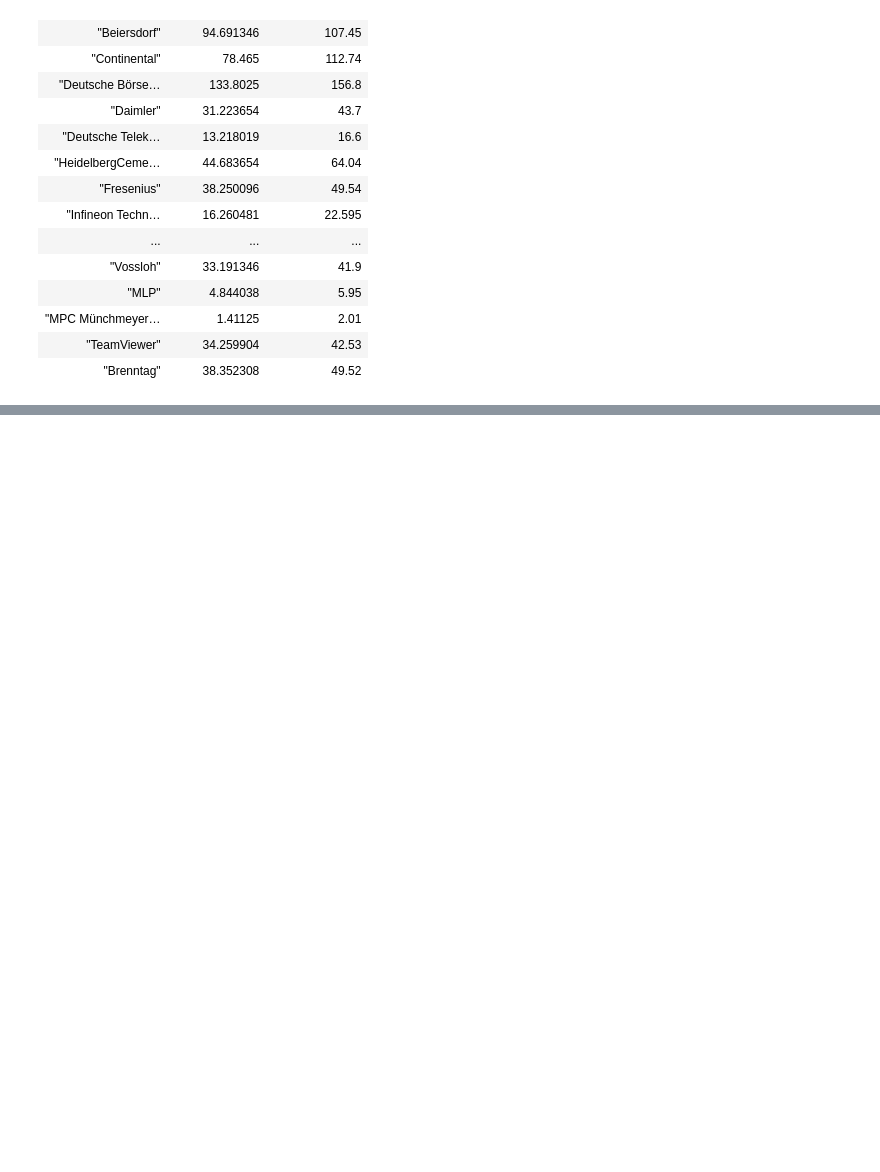
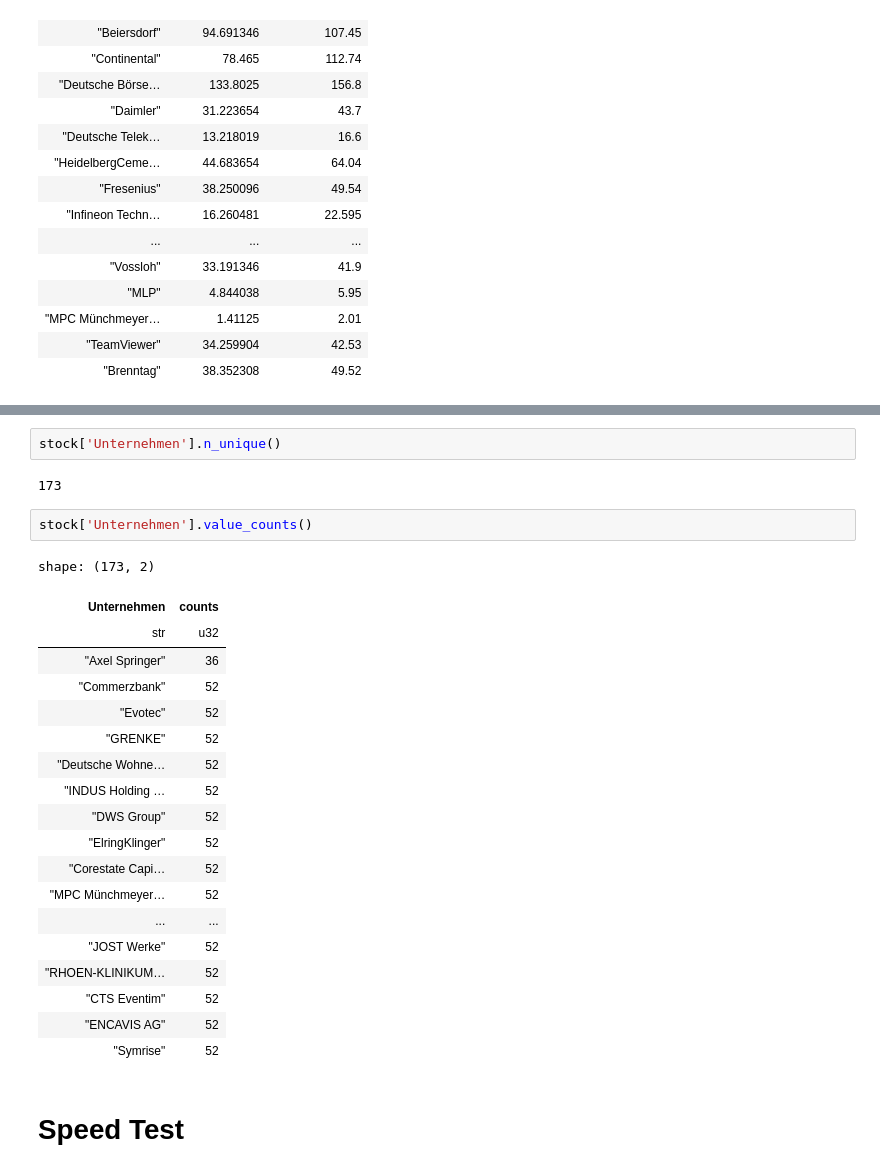
Before and after one commit to aerfort23/Python-Frameworks, a Jupyter notebook: Polars_demo.ipynb, the cells around one changed output, grey strips where cells are left out. Cells and saved outputs as stored; diff of their text form; blank space fills up the shorter version.

Commit message:
added some expressions + speed Test

```diff
--- a/Polars_demo.ipynb
+++ b/Polars_demo.ipynb
@@ -319,0 +392,28 @@ shape: (173, 3)
+# %%
+stock['Unternehmen'].n_unique()
+# %% [output]
+173
+# %%
+stock['Unternehmen'].value_counts()
+# %% [output]
+shape: (173, 2)
+| Unternehmen | counts |
+| str | u32 |
+| "Axel Springer" | 36 |
+| "Commerzbank" | 52 |
+| "Evotec" | 52 |
+| "GRENKE" | 52 |
+| "Deutsche Wohne… | 52 |
+| "INDUS Holding … | 52 |
+| "DWS Group" | 52 |
+| "ElringKlinger" | 52 |
+| "Corestate Capi… | 52 |
+| "MPC Münchmeyer… | 52 |
+| ... | ... |
+| "JOST Werke" | 52 |
+| "RHOEN-KLINIKUM… | 52 |
+| "CTS Eventim" | 52 |
+| "ENCAVIS AG" | 52 |
+| "Symrise" | 52 |
+# %% [markdown]
+# Speed Test
```
Also changed, not shown: parts of 12 cells of this notebook.
